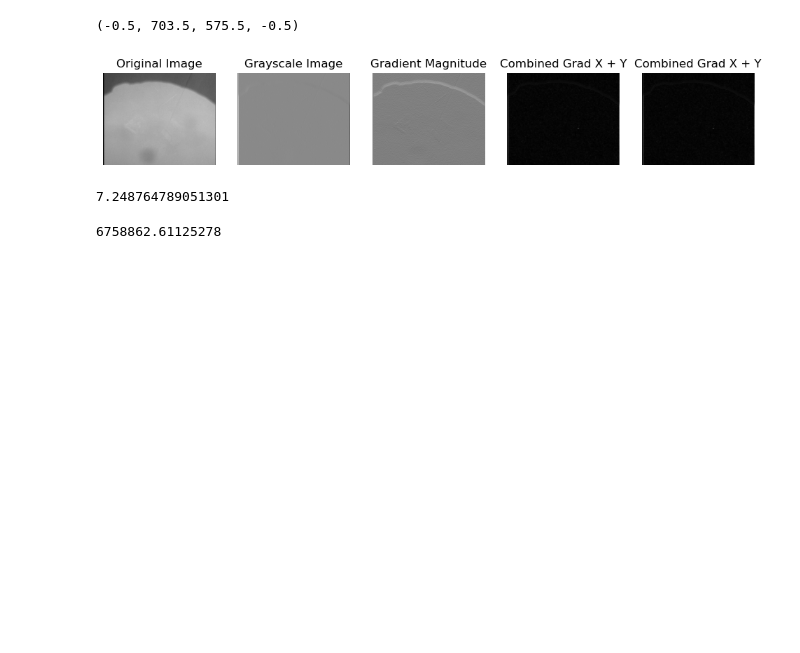
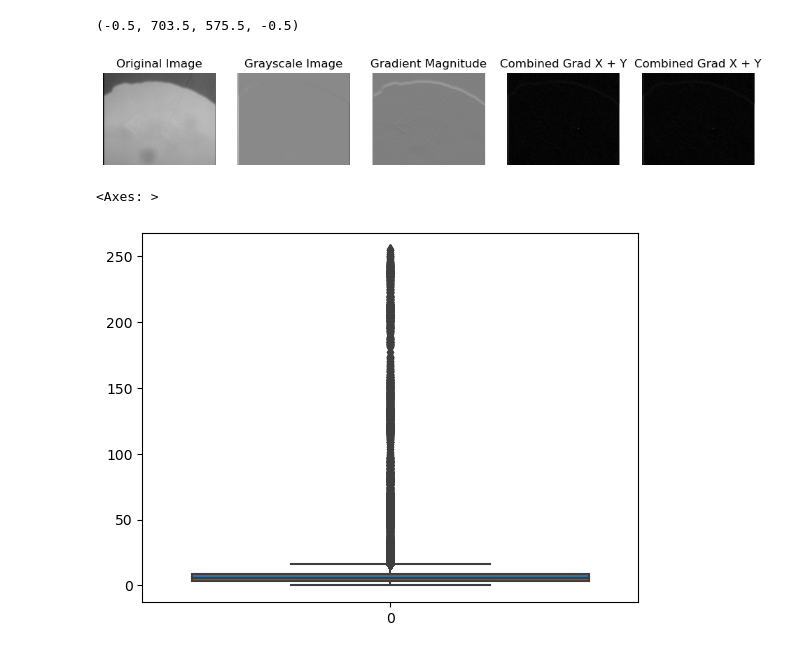
Before and after one commit to muthuganeshece/CVProjects, a Jupyter notebook: SodiumDisposal/Notebook/VisibilityEstimation.ipynb, the cells around one changed output. Drawn from its saved outputs; the diff is of its cells as text; code cells hidden in the pictures; blank space fills up the shorter version.

```diff
--- a/SodiumDisposal/Notebook/VisibilityEstimation.ipynb
+++ b/SodiumDisposal/Notebook/VisibilityEstimation.ipynb
@@ -94,11 +87,8 @@ plt.axis("off")
 # %% [output]
 (-0.5, 703.5, 575.5, -0.5)
 [figure]
-# %%
-grad_mag_norm.mean()
-# %% [output]
-7.248764789051301
-# %%
-grad_mag_norm.flatten().sum()
-# %% [output]
-6758862.61125278
+# %%
+sns.boxplot(grad_mag_norm.flatten())
+# %% [output]
+<Axes: >
+[figure, added]
```
Also changed, not shown: parts of 12 cells of this notebook.
